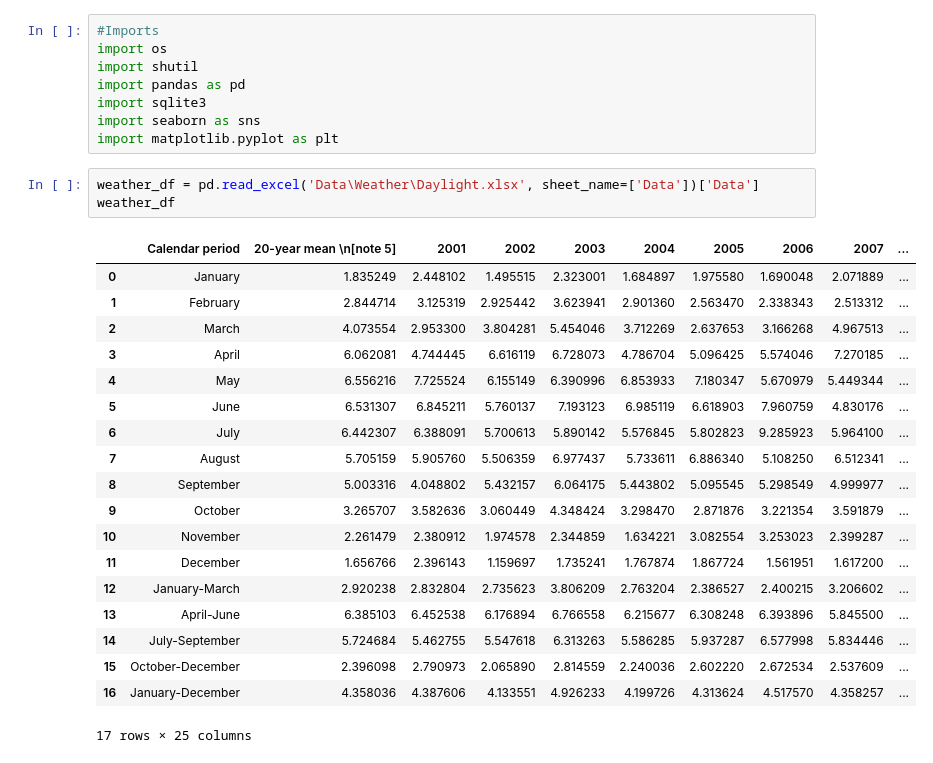
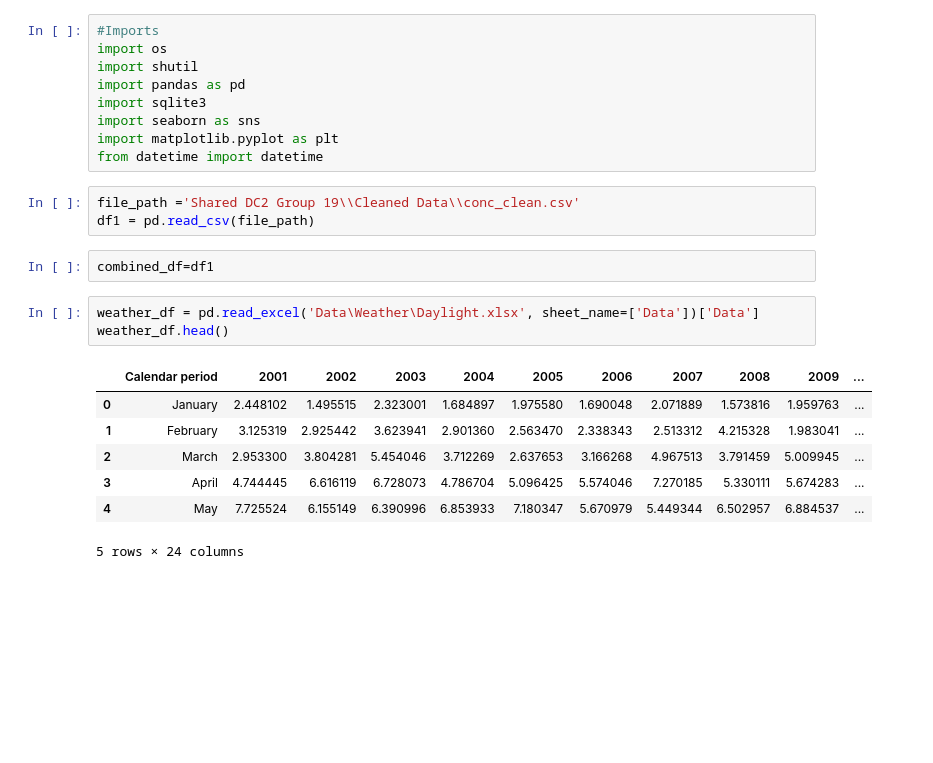
Before and after one commit to DC2-G19/policeResourceAllocation, a Jupyter notebook: test_aux.ipynb, the cells around one changed output. Saved outputs shown, nothing was run; the diff lists cells and outputs as text; blank space fills up the shorter version.

Commit message:
Data exploration and some cleanup

```diff
--- a/test_aux.ipynb
+++ b/test_aux.ipynb
@@ -6,27 +6,21 @@ import pandas as pd
 import sqlite3
 import seaborn as sns
 import matplotlib.pyplot as plt
+from datetime import datetime
+# %%
+file_path ='Shared DC2 Group 19\\Cleaned Data\\conc_clean.csv'
+df1 = pd.read_csv(file_path)
+# %%
+combined_df=df1
 # %%
 weather_df = pd.read_excel('Data\Weather\Daylight.xlsx', sheet_name=['Data'])['Data']
-weather_df
+weather_df.head()
 # %% [output]
-|  | Calendar period | 20-year mean \n[note 5] | 2001 | 2002 | 2003 | 2004 | 2005 | 2006 | 2007 | ... |
-| 0 | January | 1.835249 | 2.448102 | 1.495515 | 2.323001 | 1.684897 | 1.975580 | 1.690048 | 2.071889 | ... |
-| 1 | February | 2.844714 | 3.125319 | 2.925442 | 3.623941 | 2.901360 | 2.563470 | 2.338343 | 2.513312 | ... |
-| 2 | March | 4.073554 | 2.953300 | 3.804281 | 5.454046 | 3.712269 | 2.637653 | 3.166268 | 4.967513 | ... |
-| 3 | April | 6.062081 | 4.744445 | 6.616119 | 6.728073 | 4.786704 | 5.096425 | 5.574046 | 7.270185 | ... |
-| 4 | May | 6.556216 | 7.725524 | 6.155149 | 6.390996 | 6.853933 | 7.180347 | 5.670979 | 5.449344 | ... |
-| 5 | June | 6.531307 | 6.845211 | 5.760137 | 7.193123 | 6.985119 | 6.618903 | 7.960759 | 4.830176 | ... |
-| 6 | July | 6.442307 | 6.388091 | 5.700613 | 5.890142 | 5.576845 | 5.802823 | 9.285923 | 5.964100 | ... |
-| 7 | August | 5.705159 | 5.905760 | 5.506359 | 6.977437 | 5.733611 | 6.886340 | 5.108250 | 6.512341 | ... |
-| 8 | September | 5.003316 | 4.048802 | 5.432157 | 6.064175 | 5.443802 | 5.095545 | 5.298549 | 4.999977 | ... |
-| 9 | October | 3.265707 | 3.582636 | 3.060449 | 4.348424 | 3.298470 | 2.871876 | 3.221354 | 3.591879 | ... |
-| 10 | November | 2.261479 | 2.380912 | 1.974578 | 2.344859 | 1.634221 | 3.082554 | 3.253023 | 2.399287 | ... |
-| 11 | December | 1.656766 | 2.396143 | 1.159697 | 1.735241 | 1.767874 | 1.867724 | 1.561951 | 1.617200 | ... |
-| 12 | January-March | 2.920238 | 2.832804 | 2.735623 | 3.806209 | 2.763204 | 2.386527 | 2.400215 | 3.206602 | ... |
-| 13 | April-June | 6.385103 | 6.452538 | 6.176894 | 6.766558 | 6.215677 | 6.308248 | 6.393896 | 5.845500 | ... |
-| 14 | July-September | 5.724684 | 5.462755 | 5.547618 | 6.313263 | 5.586285 | 5.937287 | 6.577998 | 5.834446 | ... |
-| 15 | October-December | 2.396098 | 2.790973 | 2.065890 | 2.814559 | 2.240036 | 2.602220 | 2.672534 | 2.537609 | ... |
-| 16 | January-December | 4.358036 | 4.387606 | 4.133551 | 4.926233 | 4.199726 | 4.313624 | 4.517570 | 4.358257 | ... |
+|  | Calendar period | 2001 | 2002 | 2003 | 2004 | 2005 | 2006 | 2007 | 2008 | 2009 | ... |
+| 0 | January | 2.448102 | 1.495515 | 2.323001 | 1.684897 | 1.975580 | 1.690048 | 2.071889 | 1.573816 | 1.959763 | ... |
+| 1 | February | 3.125319 | 2.925442 | 3.623941 | 2.901360 | 2.563470 | 2.338343 | 2.513312 | 4.215328 | 1.983041 | ... |
+| 2 | March | 2.953300 | 3.804281 | 5.454046 | 3.712269 | 2.637653 | 3.166268 | 4.967513 | 3.791459 | 5.009945 | ... |
+| 3 | April | 4.744445 | 6.616119 | 6.728073 | 4.786704 | 5.096425 | 5.574046 | 7.270185 | 5.330111 | 5.674283 | ... |
+| 4 | May | 7.725524 | 6.155149 | 6.390996 | 6.853933 | 7.180347 | 5.670979 | 5.449344 | 6.502957 | 6.884537 | ... |
-17 rows × 25 columns
+5 rows × 24 columns
 # %%
```
Also changed, not shown: parts of 15 cells of this notebook, 3 other files.
